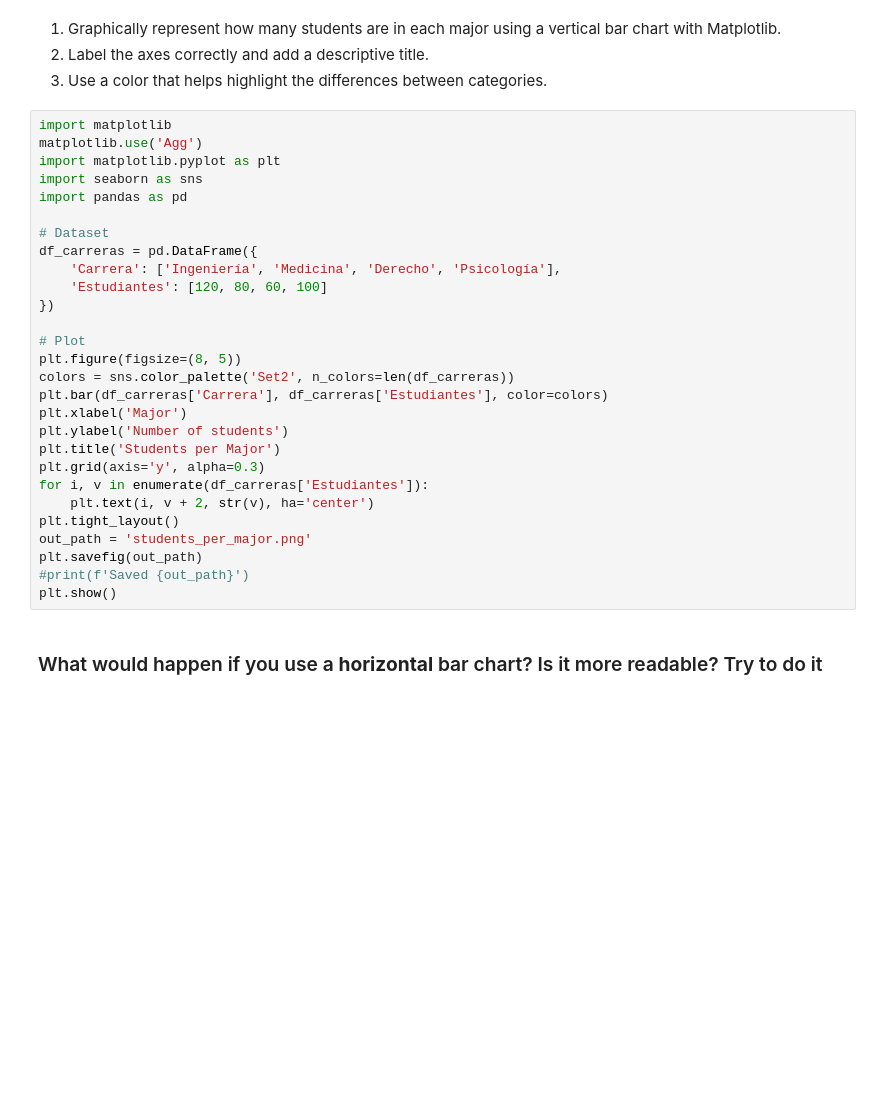
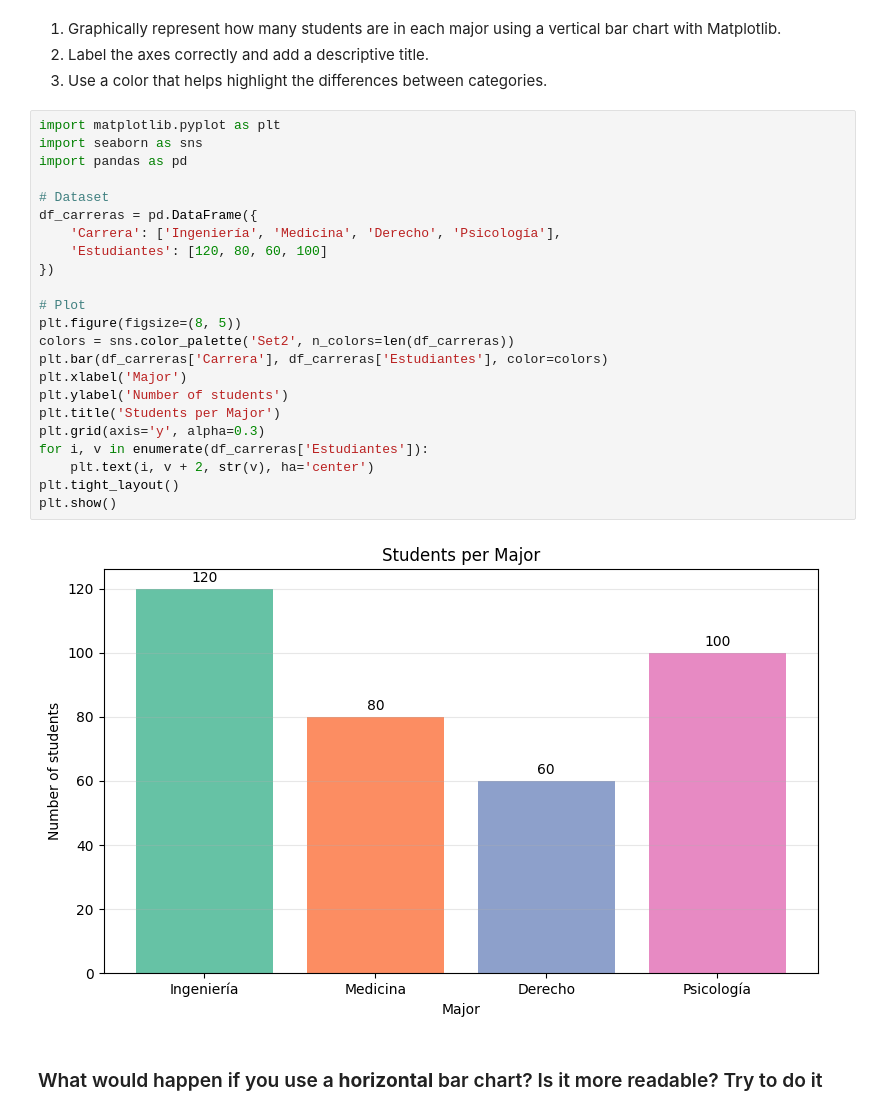
Before and after one commit to tomekagerman/visualization-exercises-with-matplot-and-seaborn, a Jupyter notebook: notebook/problems.ipynb, the cells around one changed output. Cells and saved outputs as stored; diff of their text form; blank space fills up the shorter version.

```diff
--- a/notebook/problems.ipynb
+++ b/notebook/problems.ipynb
@@ -116,33 +117,30 @@ plt.show()
 2. Label the axes correctly and add a descriptive title.
 3. Use a color that helps highlight the differences between categories.
 # %%
-import matplotlib
-matplotlib.use('Agg')
 import matplotlib.pyplot as plt
 import seaborn as sns
 import pandas as pd
 
 # Dataset
 df_carreras = pd.DataFrame({
     'Carrera': ['Ingeniería', 'Medicina', 'Derecho', 'Psicología'],
     'Estudiantes': [120, 80, 60, 100]
 })
 
 # Plot
 plt.figure(figsize=(8, 5))
 colors = sns.color_palette('Set2', n_colors=len(df_carreras))
 plt.bar(df_carreras['Carrera'], df_carreras['Estudiantes'], color=colors)
 plt.xlabel('Major')
 plt.ylabel('Number of students')
 plt.title('Students per Major')
 plt.grid(axis='y', alpha=0.3)
 for i, v in enumerate(df_carreras['Estudiantes']):
     plt.text(i, v + 2, str(v), ha='center')
 plt.tight_layout()
-out_path = 'students_per_major.png'
-plt.savefig(out_path)
-#print(f'Saved {out_path}')
 plt.show()
+# %% [output]
+[figure, added]
 # %% [markdown]
 ### What would happen if you use a **horizontal** bar chart? Is it more readable? Try to do it
 # %%
```
Also changed, not shown: parts of 12 cells of this notebook.
